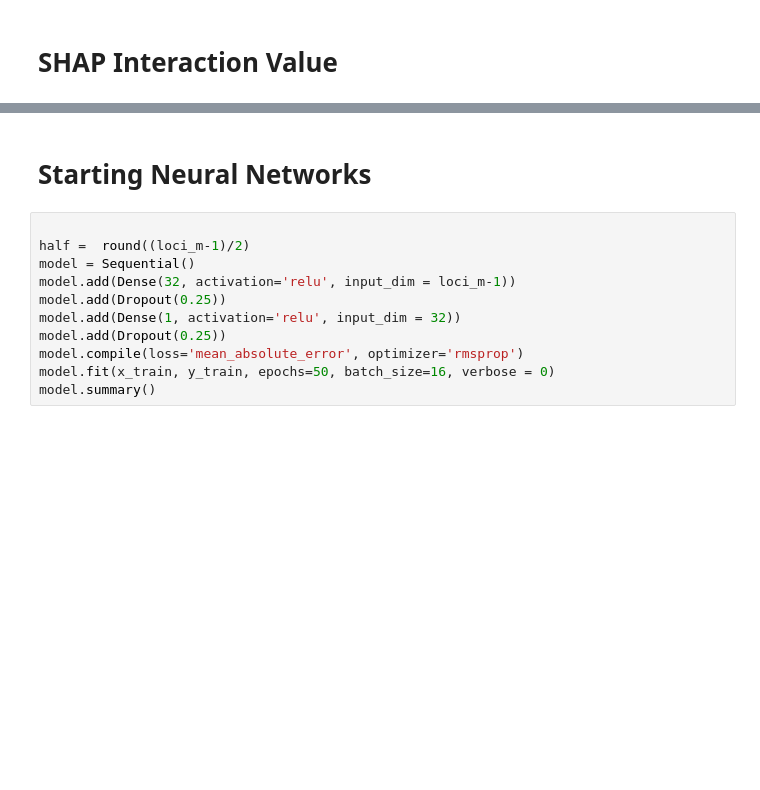
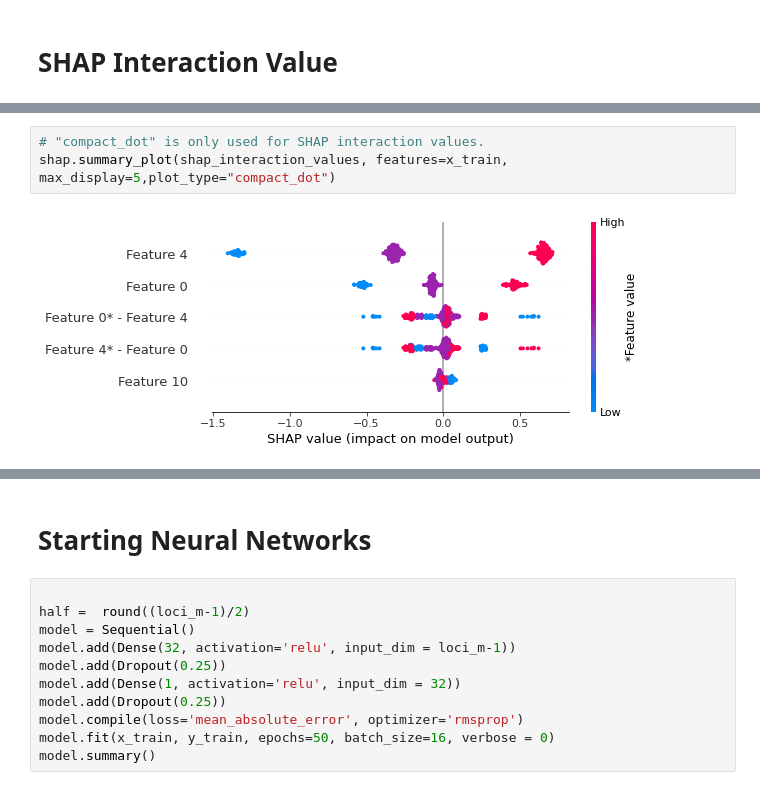
Before and after one commit to KevinDelao/UCLA_Summer_Project, a Jupyter notebook: UCLA_Summer_Code.ipynb, the cells around one changed output, grey strips where cells are left out. Cells and saved outputs as stored; diff of their text form; blank space fills up the shorter version.

```diff
--- a/UCLA_Summer_Code.ipynb
+++ b/UCLA_Summer_Code.ipynb
@@ -268,0 +407,5 @@ shap.summary_plot(shap_interaction_values, features=x_train, max_display=4)
+# %%
+# "compact_dot" is only used for SHAP interaction values.
+shap.summary_plot(shap_interaction_values, features=x_train, max_display=5,plot_type="compact_dot")
+# %% [output]
+[figure, added]
```
Also changed, not shown: parts of 25 cells of this notebook.
